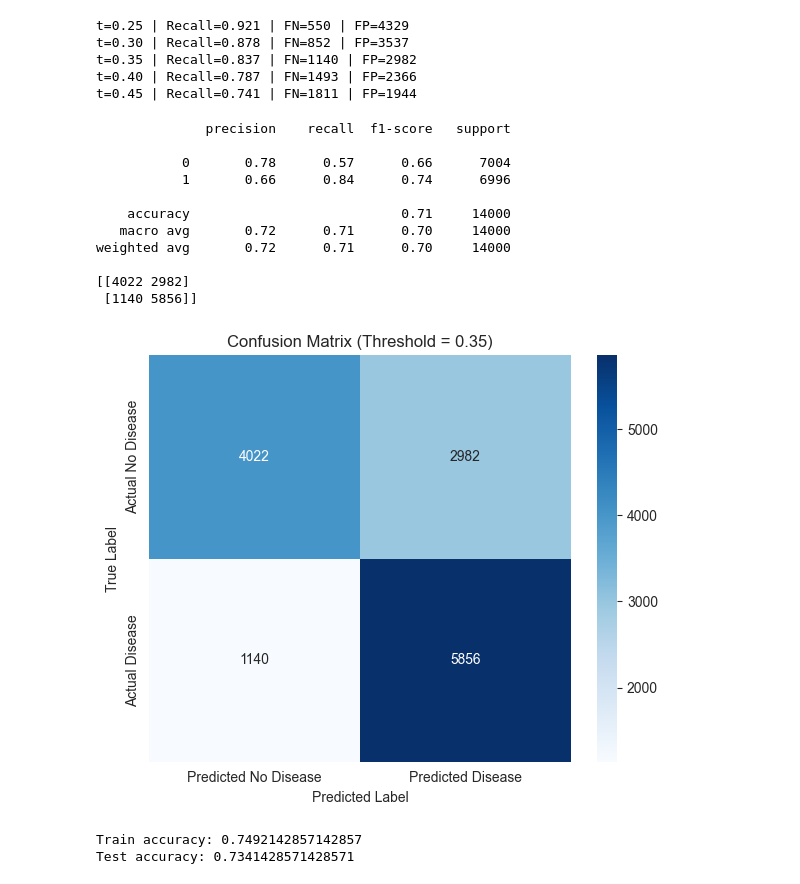
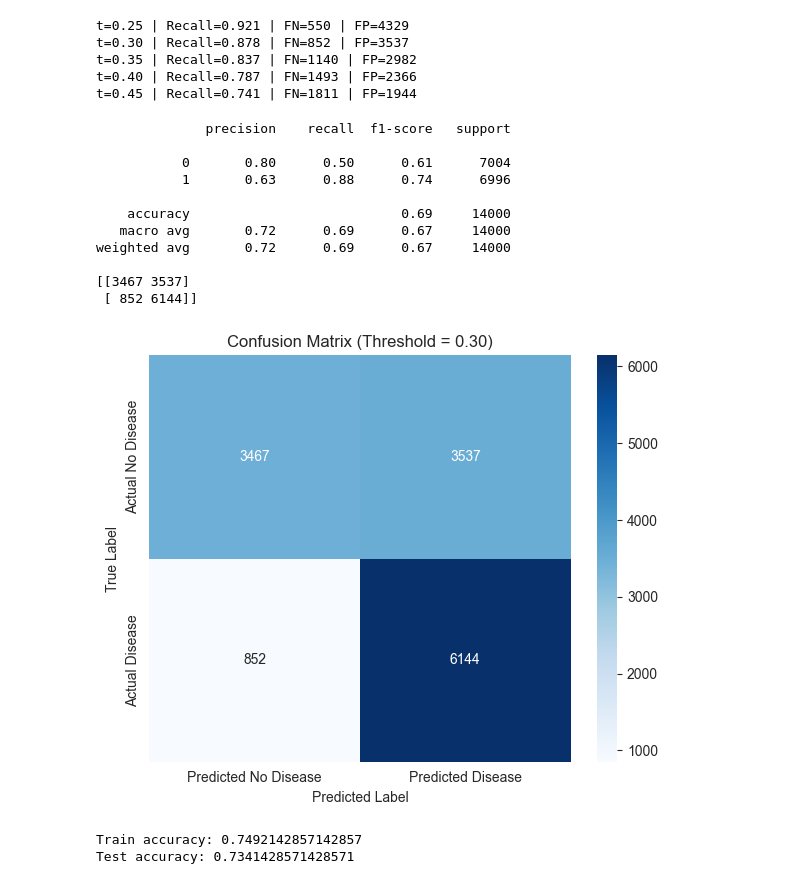
Before and after one commit to AniceKV/Cardiac_arrest_XGBOOST, a Jupyter notebook: training_and_testing/cardiac_failure_prediction_model.ipynb, the cells around one changed output. Drawn from its saved outputs; the diff is of its cells as text; code cells hidden in the pictures.

Commit message:
Tuned Thresholds for better recalls

```diff
--- a/training_and_testing/cardiac_failure_prediction_model.ipynb
+++ b/training_and_testing/cardiac_failure_prediction_model.ipynb
@@ -11,7 +11,7 @@ import seaborn as sns
 import shap
 # %%
 
-df = pd.read_csv('Data/cardiac_failure_processed.csv', delimiter=',')
+df = pd.read_csv('../Data/cardiac_failure_processed.csv', delimiter=',')
 df = df.drop(columns=["Unnamed: 0", 'id'])
 # %%
 plt.figure(figsize=(8, 5))
@@ -249,7 +249,7 @@ t=0.35 | Recall=0.837 | FN=1140 | FP=2982
 t=0.40 | Recall=0.787 | FN=1493 | FP=2366
 t=0.45 | Recall=0.741 | FN=1811 | FP=1944
 # %%
-THRESHOLD = 0.35
+THRESHOLD = 0.30
 y_pred_final = (y_prob >= THRESHOLD).astype(int)
 # %%
 
@@ -260,35 +260,35 @@ print(confusion_matrix(y_test, y_pred_final))
 # %% [output]
               precision    recall  f1-score   support
 
-           0       0.78      0.57      0.66      7004
-           1       0.66      0.84      0.74      6996
+           0       0.80      0.50      0.61      7004
+           1       0.63      0.88      0.74      6996
 
-    accuracy                           0.71     14000
-   macro avg       0.72      0.71      0.70     14000
-weighted avg       0.72      0.71      0.70     14000
+    accuracy                           0.69     14000
+   macro avg       0.72      0.69      0.67     14000
+weighted avg       0.72      0.69      0.67     14000
 
-[[4022 2982]
- [1140 5856]]
+[[3467 3537]
+ [ 852 6144]]
 # %%
 cm = confusion_matrix(y_test, y_pred_final)
 
 plt.figure(figsize=(6, 5))
 sns.heatmap(
     cm,
     annot=True,
     fmt="d",
     cmap="Blues",
     xticklabels=["Predicted No Disease", "Predicted Disease"],
     yticklabels=["Actual No Disease", "Actual Disease"]
 )
 
 plt.xlabel("Predicted Label")
 plt.ylabel("True Label")
-plt.title("Confusion Matrix (Threshold = 0.35)")
+plt.title("Confusion Matrix (Threshold = 0.30)")
 plt.tight_layout()
 plt.show()
 # %% [output]
-[figure, old version]
+[figure, new version]
 # %%
 
 print("Train accuracy:", final_model.score(X_train, y_train))
```
Also changed, not shown: parts of 3 cells of this notebook, 2 other files.
